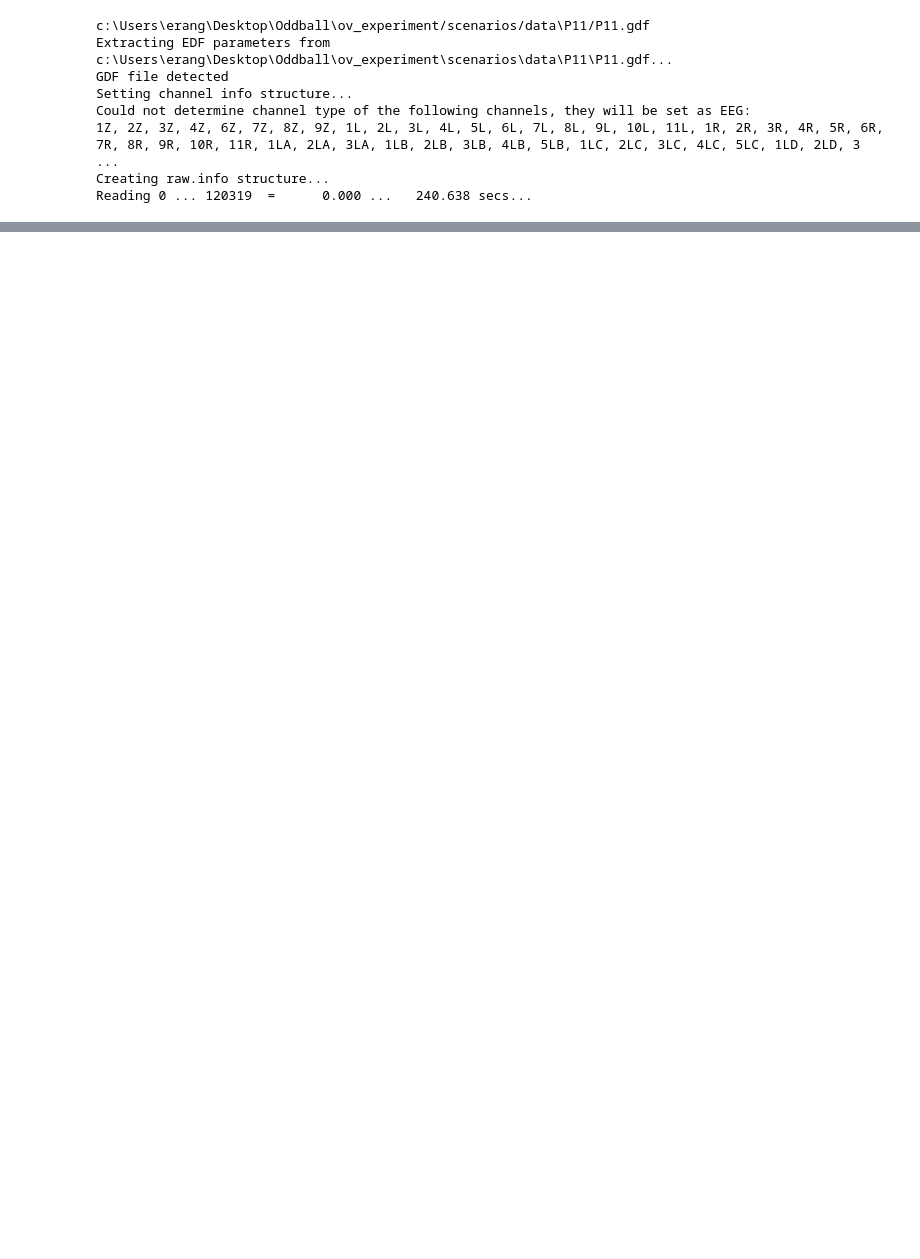
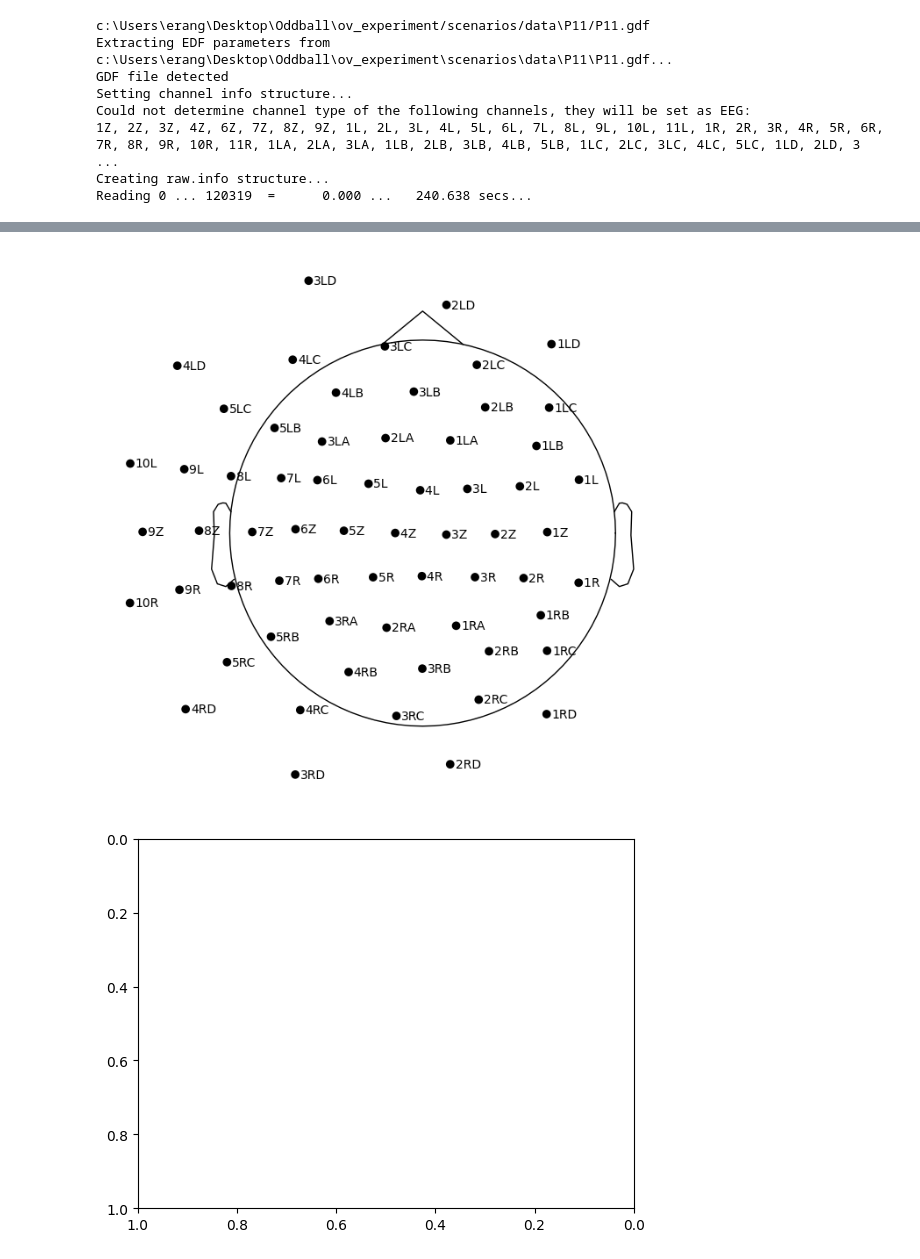
Before and after one commit to ovi-lab/EEG-oddball-task, a Jupyter notebook: src/sandbox.ipynb, the cells around one changed output, grey strips where cells are left out. Drawn from its saved outputs; the diff is of its cells as text; code cells hidden in the pictures; blank space fills up the shorter version.

```diff
--- a/src/sandbox.ipynb
+++ b/src/sandbox.ipynb
@@ -36,0 +45,13 @@ ValueError: could not convert string to float: '1Z'
+# %%
+import matplotlib.pyplot as plt
+
+neonatal_montage = mne.channels.read_custom_montage(path)
+fig1 = neonatal_montage.plot()
+
+# Rotate the plot by 90 degrees counter-clockwise
+plt.gca().invert_yaxis()
+plt.gca().invert_xaxis()
+plt.show()
+# %% [output]
+[figure, added]
+[figure, added]
```
Also changed, not shown: parts of 4 cells of this notebook, 1 other file.
